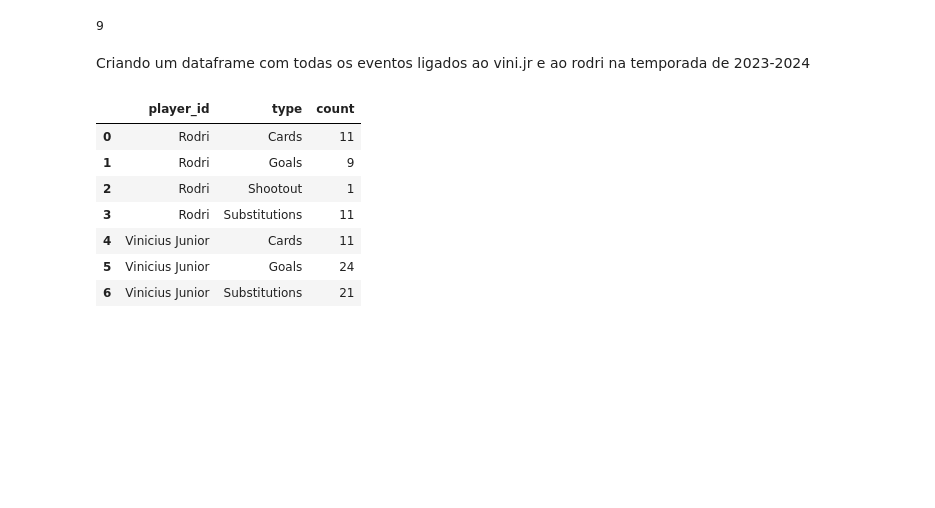
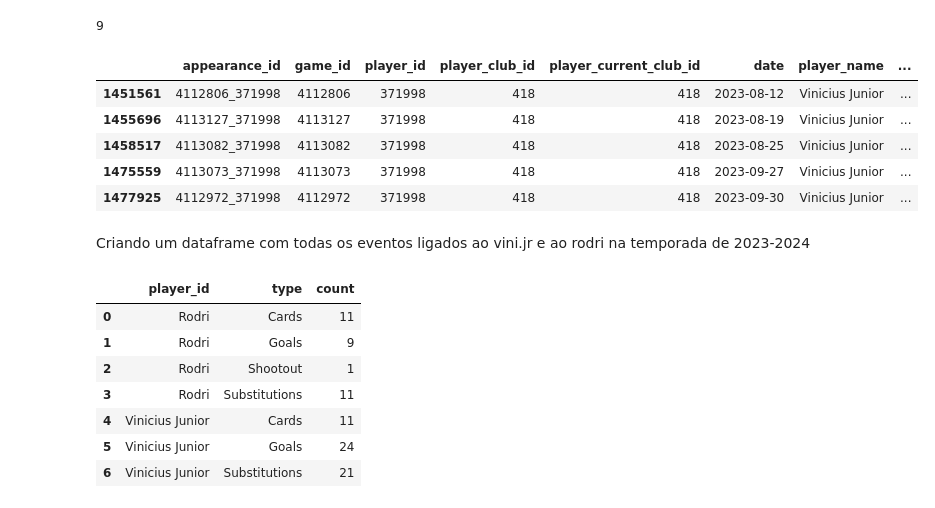
Before and after one commit to felipsants/trabalho-final-org_dados, a Jupyter notebook: datasets/EDA.ipynb, the cells around one changed output. Saved outputs shown, nothing was run; the diff lists cells and outputs as text; code cells hidden in the pictures; blank space fills up the shorter version.

Commit message:
Add appearances.csv

```diff
--- a/datasets/EDA.ipynb
+++ b/datasets/EDA.ipynb
@@ -6,6 +6,7 @@ import seaborn as sns
 clubs_df = pd.read_csv('clubs.csv')
 players_df = pd.read_csv('players.csv')
 games_events_df = pd.read_csv('game_events.csv')
+appearances_df = pd.read_csv('appearances.csv')
 # %%
 clubs_df.head()
 # %% [output]
@@ -188,6 +197,19 @@ num_gols_rodri = len(gols_rodri)
 print(num_gols_rodri)
 # %% [output]
 9
+# %%
+appearances_vini = appearances_df[(appearances_df["player_id"] == id_vinicius) &
+                                (appearances_df["date"] >= start_date) &
+                                (appearances_df["date"] <= end_date)]
+# %%
+appearances_vini.head()
+# %% [output]
+|  | appearance_id | game_id | player_id | player_club_id | player_current_club_id | date | player_name | ... |
+| 1451561 | 4112806_371998 | 4112806 | 371998 | 418 | 418 | 2023-08-12 | Vinicius Junior | ... |
+| 1455696 | 4113127_371998 | 4113127 | 371998 | 418 | 418 | 2023-08-19 | Vinicius Junior | ... |
+| 1458517 | 4113082_371998 | 4113082 | 371998 | 418 | 418 | 2023-08-25 | Vinicius Junior | ... |
+| 1475559 | 4113073_371998 | 4113073 | 371998 | 418 | 418 | 2023-09-27 | Vinicius Junior | ... |
+| 1477925 | 4112972_371998 | 4112972 | 371998 | 418 | 418 | 2023-09-30 | Vinicius Junior | ... |
 # %% [markdown]
 Criando um dataframe com todas os eventos ligados ao vini.jr e ao rodri na temporada de 2023-2024
 # %%
```
Also changed, not shown: parts of 4 cells of this notebook, 1 other file.
